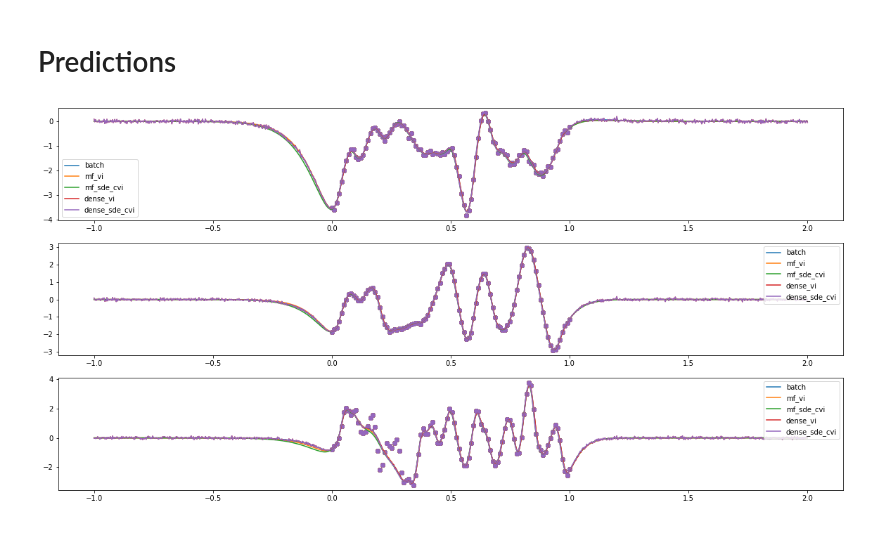
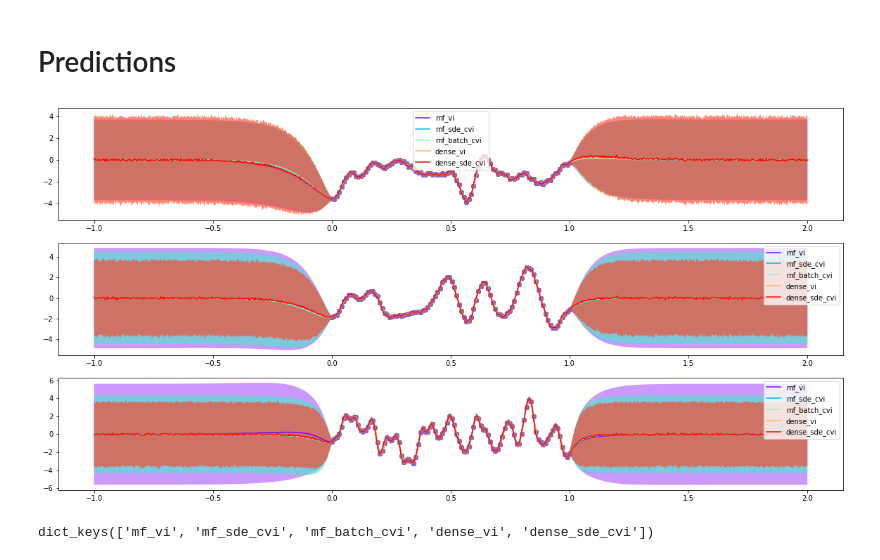
Before and after one commit to defaultobject/stgp, a Jupyter notebook: examples/recovering_timeseries_lmc.ipynb, the cells around one changed output. Drawn from its saved outputs; the diff is of its cells as text; code cells hidden in the pictures.

```diff
--- a/examples/recovering_timeseries_lmc.ipynb
+++ b/examples/recovering_timeseries_lmc.ipynb
@@ -44,11 +45,12 @@ Q = 3
 XS, X, Y = multi_output_timeseries(P, 100, 1000, seed=0)
 
 Y_all = np.copy(Y)
-Y[10:30, 2] = np.NaN
+#Y[10:30, 2] = np.NaN
+
 config = {
     'ls': [0.1, 0.1, 0.1],
     'lik_var': [0.1, 0.1, 0.1],
-    'epochs': 100,
+    'epochs': 500,
     'lr': 0.01,
     'P': P,
     'Q': Q
@@ -164,7 +192,8 @@ res_time['mf_vi'] = mf_vi_lmc(config, XS, X, Y)
 ## Mean-field CVI SDE LMC
 # %%
 def mf_cvi_sde_lmc(config, XS, X, Y):
-    settings.ng_jitter = 1e-6
+    settings.ng_jitter = 1e-8
+    settings.jitter=1e-8
     data = Data(X, Y)
 
     Z = [NoSparsity(Z_ref=data._X) for q in range(Q)]
@@ -355,13 +448,28 @@ plt.legend()
 # %%
 fig, axes = plt.subplots(P, 1, figsize=(20, 10))
 
+color = cm.rainbow(np.linspace(0, 1, len(res_time.keys())))
+
 #for m in ['batch', 'dense_sde_cvi']:
-for m in res_time.keys():
+for i, m in enumerate(res_time.keys()):
     for p in range(P):
-        axes[p].plot(XS, res_time[m]['pred_mu'][p], label=m)
+        axes[p].plot(XS, res_time[m]['pred_mu'][p], c=color[i], label=m)
+        axes[p].fill_between(
+            np.squeeze(XS),
+            np.squeeze(res_time[m]['pred_mu'][p]-1.96*np.sqrt(res_time[m]['pred_var'][p])),
+            np.squeeze(res_time[m]['pred_mu'][p]+1.96*np.sqrt(res_time[m]['pred_var'][p])),
+            alpha=0.4,
+            facecolor=color[i]
+        )
+
+
         axes[p].scatter(X, Y_all[:, p])
 
 for p in range(P):
     axes[p].legend()
 # %% [output]
-[figure, old version]
+[figure, new version]
+# %%
+res_time.keys()
+# %% [output]
+dict_keys(['mf_vi', 'mf_sde_cvi', 'mf_batch_cvi', 'dense_vi', 'dense_sde_cvi'])
```
Also changed, not shown: parts of 8 cells of this notebook, 9 other files.
